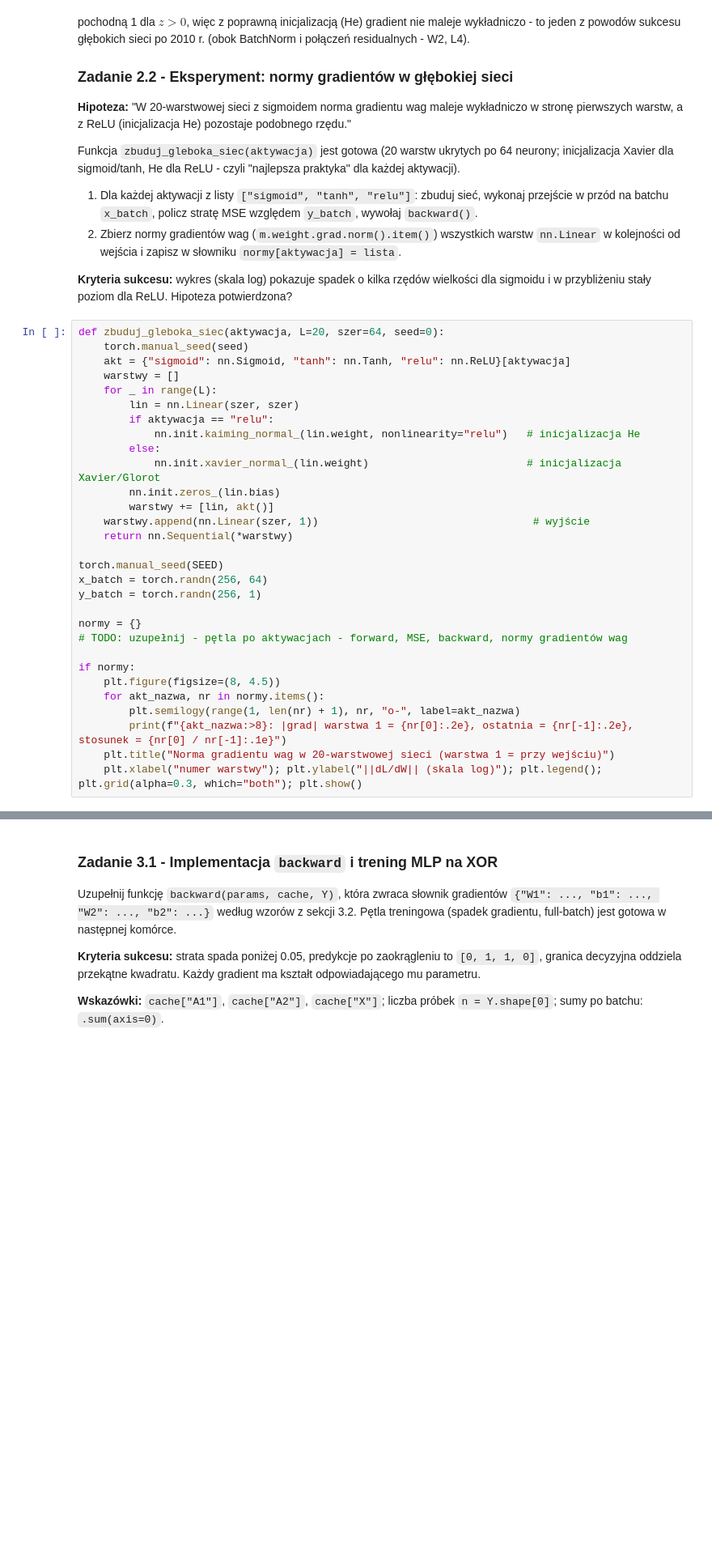
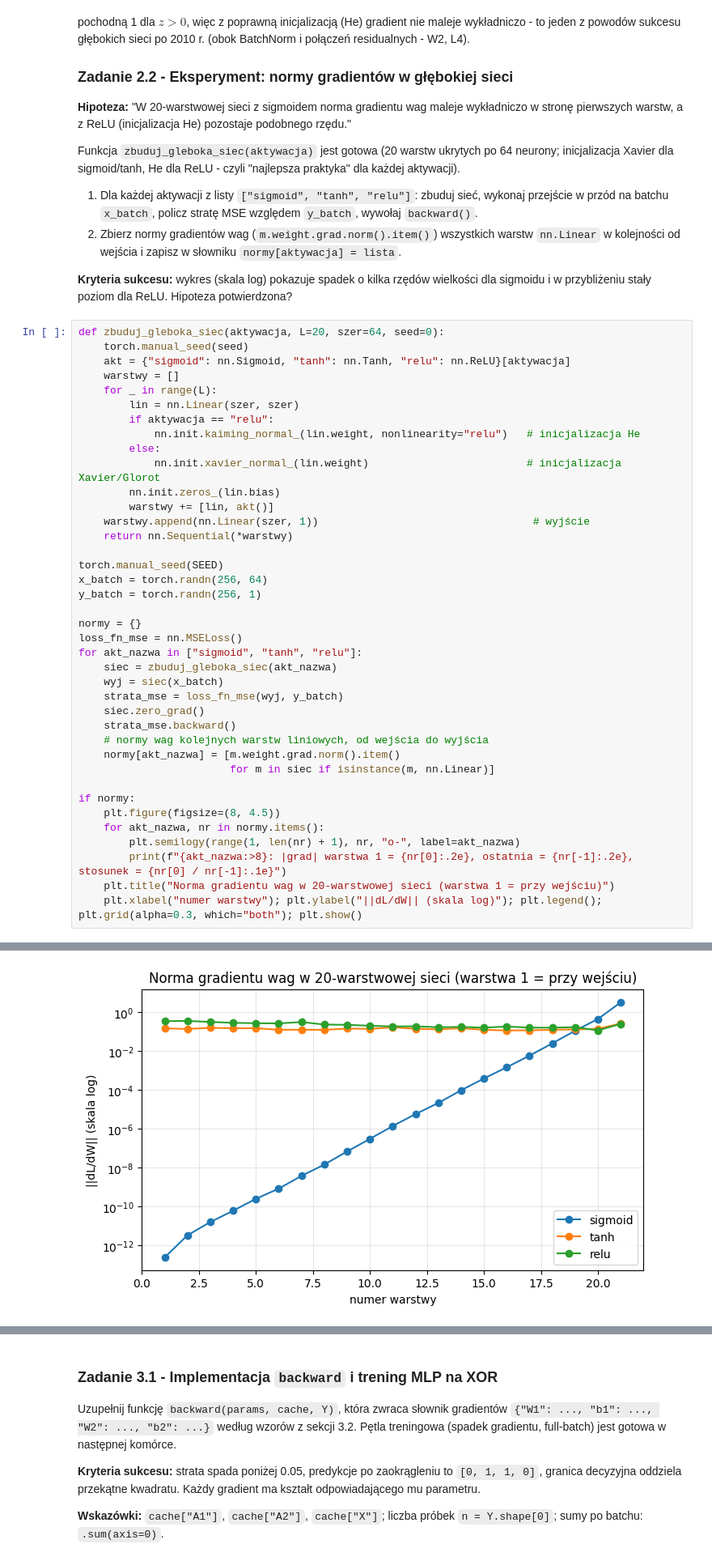
Before and after one commit to RJC2001/Uczenie-g-bokie-i-jego-zastosowania, a Jupyter notebook: 88274_LAB/Lab02_Perceptron_MLP.ipynb, the cells around one changed output, grey strips where cells are left out. Shown at 81% size. Cells and saved outputs as stored; diff of their text form; blank space fills up the shorter version.

```diff
--- a/88274_LAB/Lab02_Perceptron_MLP.ipynb
+++ b/88274_LAB/Lab02_Perceptron_MLP.ipynb
@@ -352,7 +413,16 @@ x_batch = torch.randn(256, 64)
 y_batch = torch.randn(256, 1)
 
 normy = {}
-# TODO: uzupełnij - pętla po aktywacjach - forward, MSE, backward, normy gradientów wag
+loss_fn_mse = nn.MSELoss()
+for akt_nazwa in ["sigmoid", "tanh", "relu"]:
+    siec = zbuduj_gleboka_siec(akt_nazwa)
+    wyj = siec(x_batch)
+    strata_mse = loss_fn_mse(wyj, y_batch)
+    siec.zero_grad()
+    strata_mse.backward()
+    # normy wag kolejnych warstw liniowych, od wejścia do wyjścia
+    normy[akt_nazwa] = [m.weight.grad.norm().item()
+                        for m in siec if isinstance(m, nn.Linear)]
 
 if normy:
     plt.figure(figsize=(8, 4.5))
@@ -361,3 +431,4 @@ if normy:
         print(f"{akt_nazwa:>8}: |grad| warstwa 1 = {nr[0]:.2e}, ostatnia = {nr[-1]:.2e}, stosunek = {nr[0] / nr[-1]:.1e}")
     plt.title("Norma gradientu wag w 20-warstwowej sieci (warstwa 1 = przy wejściu)")
     plt.xlabel("numer warstwy"); plt.ylabel("||dL/dW|| (skala log)"); plt.legend(); plt.grid(alpha=0.3, which="both"); plt.show()
+# %% [output]
@@ -364,3 +438,4 @@ if normy:
+[figure, added]
 # %% [markdown]
 ## 3. MLP od zera z ręczną propagacją wsteczną (XOR)
 
```
Also changed, not shown: parts of 29 cells of this notebook, 15 other files.
